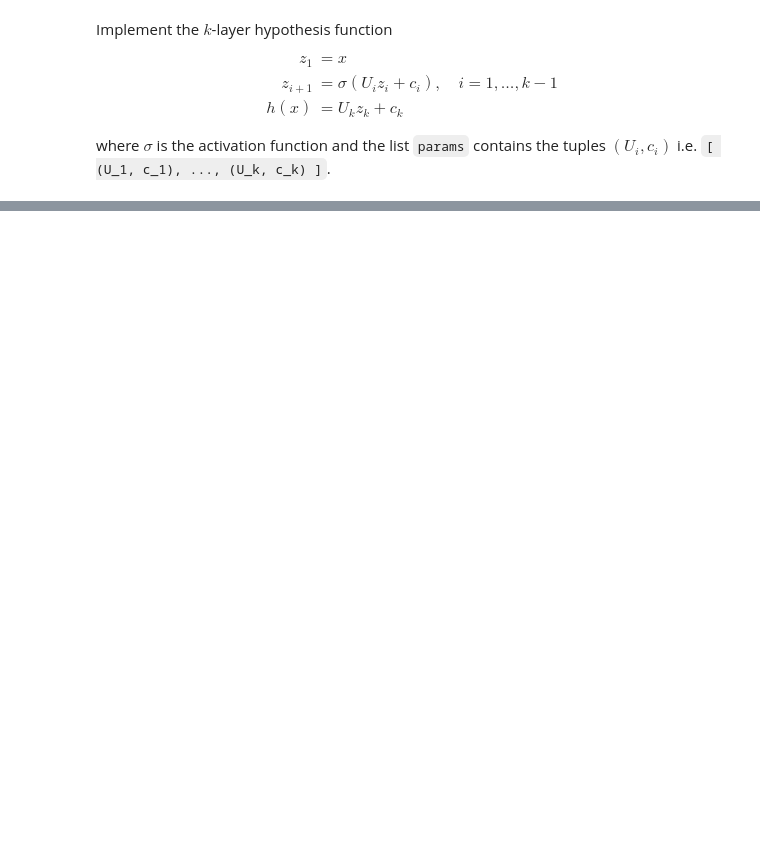
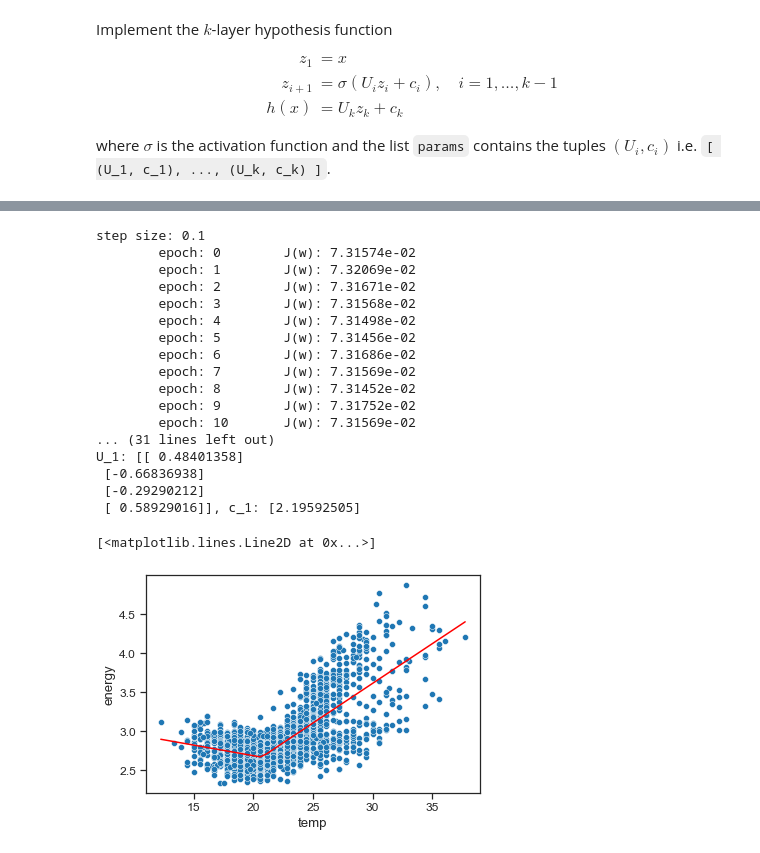
Before and after one commit to leogaube/Introduction-to-Machine-Learning, a Jupyter notebook: PM09/09.1 feedforward.ipynb, the cells around one changed output, grey strips where cells are left out. Cells and saved outputs as stored; diff of their text form; code cells hidden in the pictures; blank space fills up the shorter version.

```diff
--- a/PM09/09.1 feedforward.ipynb
+++ b/PM09/09.1 feedforward.ipynb
@@ -133,22 +172,44 @@ ax.plot(t, predict(scaler.transform(asinput(t)), params), 'r')
 # %%
+# Same as previous cell?
 # try different numbers iterations, epochs and step_sizes until the network learned a good approximation
-num_iters = 1
-epochs = 1
+num_iters = 200
+epochs = 20
 
-for step_size in [1]:
+for step_size in [0.1, 0.05]:
     print(f'step size: {step_size}')
     for epoch in range(epochs):
         print(f'\tepoch: {epoch}', end='\t')
         params = adam(grad(J), params, step_size=step_size, num_iters=num_iters, callback=callback)
+
         if J(params, None) < 2e-5:
             break
 
 for i, (U, c) in enumerate(params):
     print(f'U_{i}: {U}, c_{i}: {c}')
 
 t = np.linspace(df['temp'].min(), df['temp'].max())
 
 # plot data
 fig, ax = plt.subplots()
 sns.scatterplot(ax=ax, x='temp', y='energy', data=df)
 ax.plot(t, predict(scaler.transform(asinput(t)), params), 'r')
+# %% [output]
+step size: 0.1
+        epoch: 0        J(w): 7.31574e-02
+        epoch: 1        J(w): 7.32069e-02
+        epoch: 2        J(w): 7.31671e-02
+        epoch: 3        J(w): 7.31568e-02
+        epoch: 4        J(w): 7.31498e-02
+        epoch: 5        J(w): 7.31456e-02
+        epoch: 6        J(w): 7.31686e-02
+        epoch: 7        J(w): 7.31569e-02
+        epoch: 8        J(w): 7.31452e-02
+        epoch: 9        J(w): 7.31752e-02
+        epoch: 10       J(w): 7.31569e-02
+... (31 lines left out)
+U_1: [[ 0.48401358]
+ [-0.66836938]
+ [-0.29290212]
+ [ 0.58929016]], c_1: [2.19592505]
+[<matplotlib.lines.Line2D at 0x...>]
+[figure, added]
```
Also changed, not shown: parts of 5 cells of this notebook, 2 other files.
